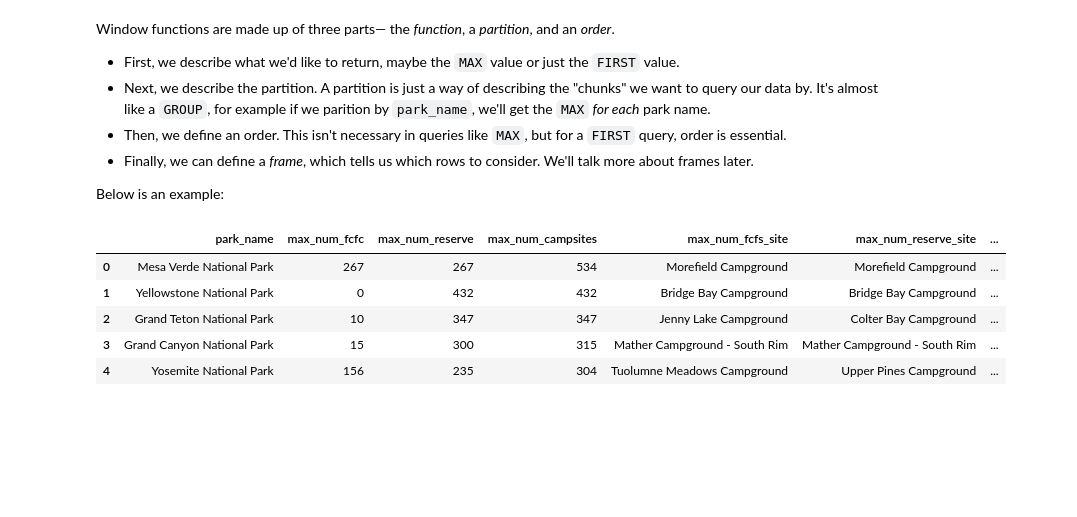
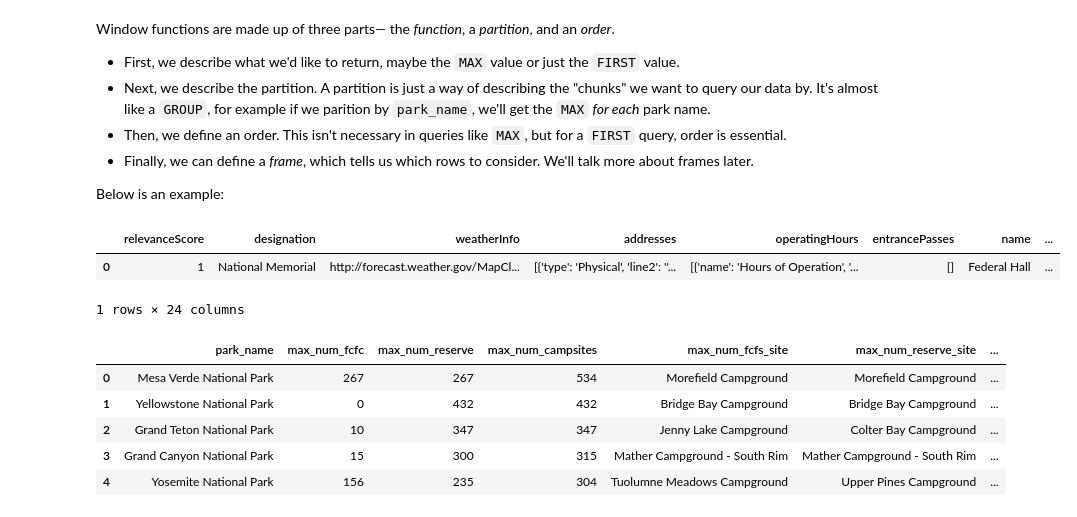
Before and after one commit to educifuentes/fundamentals-of-data-transformation-4554074, a Jupyter notebook: course/02-sql/lessons/06-windows.ipynb, the cells around one changed output. Drawn from its saved outputs; the diff is of its cells as text; code cells hidden in the pictures; blank space fills up the shorter version.

```diff
--- a/course/02-sql/lessons/06-windows.ipynb
+++ b/course/02-sql/lessons/06-windows.ipynb
@@ -52,6 +52,16 @@ Window functions are made up of three parts— the _function_, a _partition_, an
 
 
 Below is an example:
+# %%
+%%sql
+
+SELECT *
+FROM nps_public_data.parks p
+limit 1
+# %% [output]
+|  | relevanceScore | designation | weatherInfo | addresses | operatingHours | entrancePasses | name | ... |
+| 0 | 1 | National Memorial | http://forecast.weather.gov/MapCl... | [{'type': 'Physical', 'line2': ''... | [{'name': 'Hours of Operation', '... | [] | Federal Hall | ... |
+1 rows × 24 columns
 # %%
 %%sql
 SELECT
```
Also changed, not shown: parts of 6 cells of this notebook, 10 other files.
